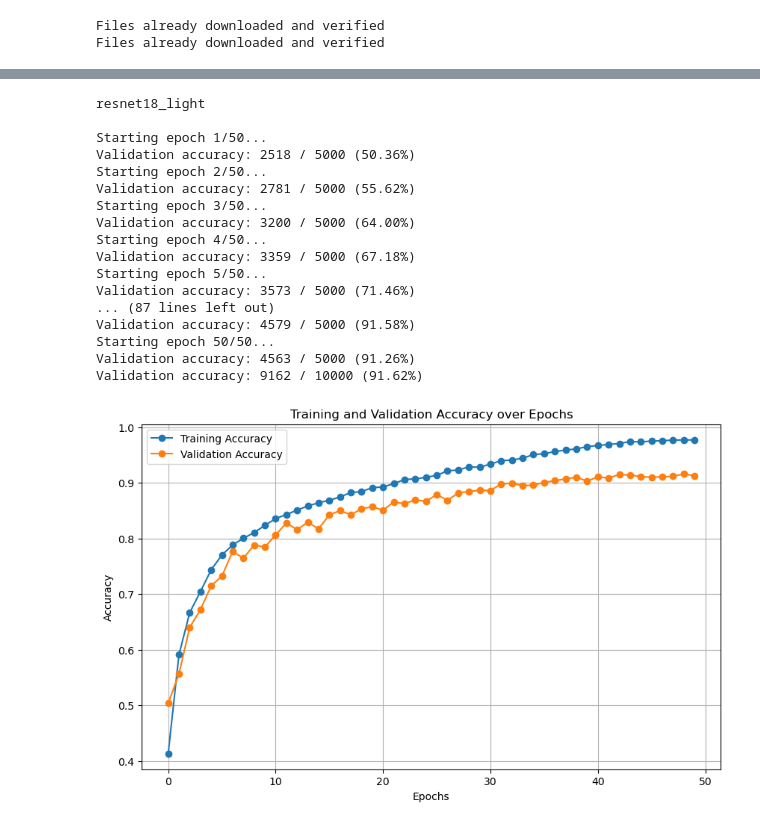
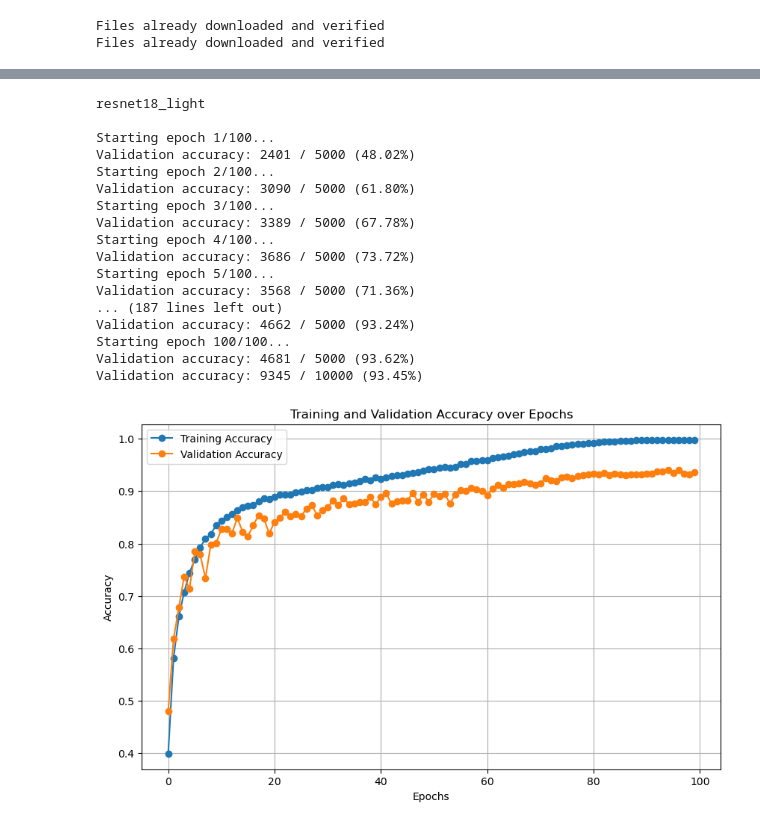
Before and after one commit to mmahdin/CI_CNNProject_Fall2024, a Jupyter notebook: Phase-1/ph1.ipynb, the cells around one changed output, grey strips where cells are left out. Cells and saved outputs as stored; diff of their text form; code cells hidden in the pictures.

Commit message:
ph1: trained for 100 epochs and achieved 93.45% accuracy

```diff
--- a/Phase-1/ph1.ipynb
+++ b/Phase-1/ph1.ipynb
@@ -67,7 +67,7 @@ networks = {
             (256, 512, 1, True),
         ],
         'dropout': True,  # Enable dropout
-        'p': 0.5  # Dropout probability
+        'p': 0.2  # Dropout probability
     }
 }
 
@@ -75,55 +75,55 @@ def get_resnet(name):
   return ResNet(**networks[name])
 # %%
 name = 'resnet18_light'
-version = 2
+version = 3
 
 model_path = f'./models/{name}_{version}.pth'
 history_path = f'./history/{name}_{version}.pth'
 
 if os.path.exists(model_path):
   model = get_resnet(name).to(device)
   state_dict = torch.load(model_path, weights_only=True)
   model.load_state_dict(state_dict)
   check_accuracy(loader_test, model, device='cuda')
 
   with open(history_path, 'rb') as f:
     train_acc_history, val_acc_history = pickle.load(f)
 
   plot_val_train_acc(train_acc_history, val_acc_history)
 else:
   reset_seed(0)
   print(name, '\n')
   model = get_resnet(name).to(device)
-  optimizer = optim.SGD(model.parameters(), lr=0.05, momentum=.9, weight_decay=5e-4)
-  scheduler = CosineAnnealingLR(optimizer, T_max=50)
+  optimizer = optim.SGD(model.parameters(), lr=0.08, momentum=.9, weight_decay=5e-4)
+  scheduler = CosineAnnealingLR(optimizer, T_max=100)
 
   train_acc_history, val_acc_history = train_model(model, optimizer, loader_train,
-                                                  loader_val,device='cuda',epochs=50,
+                                                  loader_val,device='cuda',epochs=100,
                                                   schedule=[6, 15], scheduler=scheduler,
                                                   verbose=False, model_path=model_path)
   torch.save(model.state_dict(), model_path)
   with open(history_path, 'wb') as f:
         pickle.dump((train_acc_history, val_acc_history), f)
 
 
   check_accuracy(loader_test, model, device='cuda')
   plot_val_train_acc(train_acc_history, val_acc_history)
 # %% [output]
 resnet18_light
 
-Starting epoch 1/50...
-Validation accuracy: 2518 / 5000 (50.36%)
-Starting epoch 2/50...
-Validation accuracy: 2781 / 5000 (55.62%)
-Starting epoch 3/50...
-Validation accuracy: 3200 / 5000 (64.00%)
-Starting epoch 4/50...
-Validation accuracy: 3359 / 5000 (67.18%)
-Starting epoch 5/50...
-Validation accuracy: 3573 / 5000 (71.46%)
-... (87 lines left out)
-Validation accuracy: 4579 / 5000 (91.58%)
-Starting epoch 50/50...
-Validation accuracy: 4563 / 5000 (91.26%)
-Validation accuracy: 9162 / 10000 (91.62%)
+Starting epoch 1/100...
+Validation accuracy: 2401 / 5000 (48.02%)
+Starting epoch 2/100...
+Validation accuracy: 3090 / 5000 (61.80%)
+Starting epoch 3/100...
+Validation accuracy: 3389 / 5000 (67.78%)
+Starting epoch 4/100...
+Validation accuracy: 3686 / 5000 (73.72%)
+Starting epoch 5/100...
+Validation accuracy: 3568 / 5000 (71.36%)
+... (187 lines left out)
+Validation accuracy: 4662 / 5000 (93.24%)
+Starting epoch 100/100...
+Validation accuracy: 4681 / 5000 (93.62%)
+Validation accuracy: 9345 / 10000 (93.45%)
-[figure, old version]
+[figure, new version]
```
Also changed, not shown: parts of 1 cell of this notebook, 2 other files.
